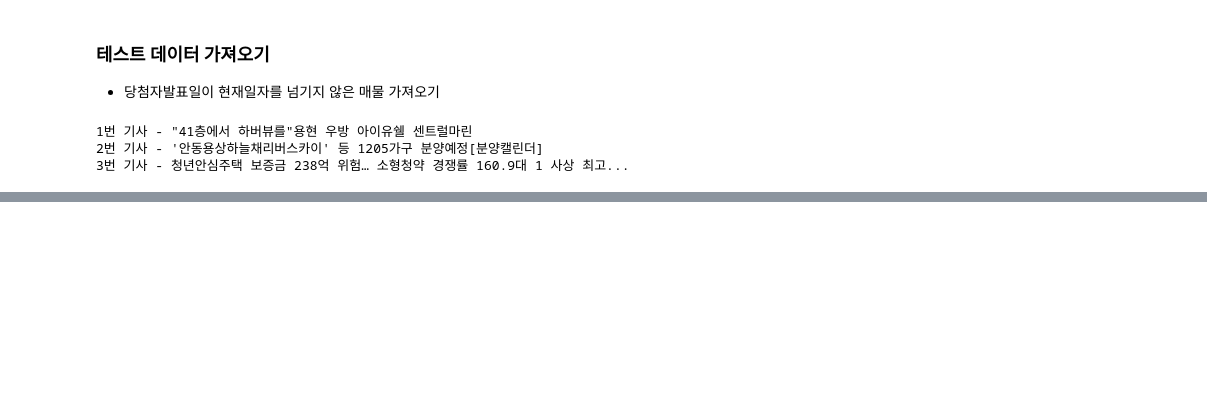
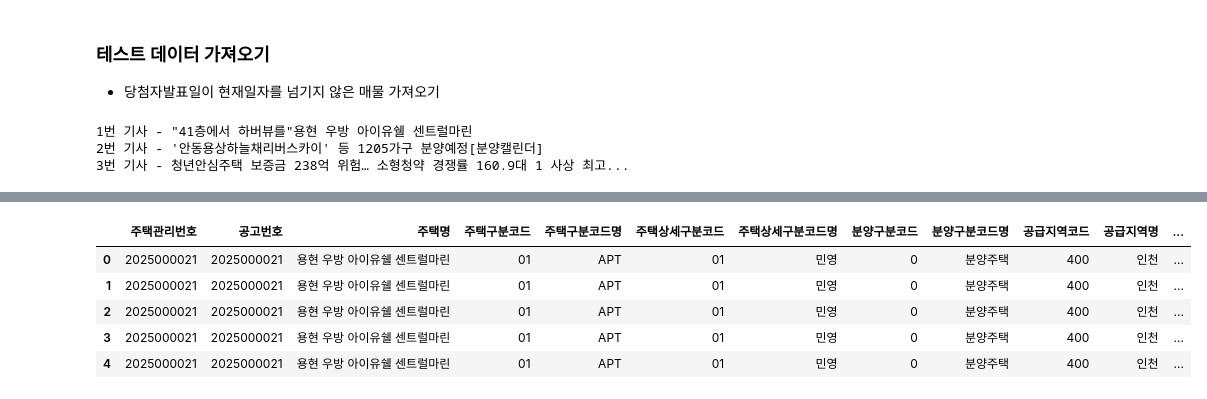
Before and after one commit to choikwangil95/HKToss-MLOps-Proejct, a Jupyter notebook: src/storage/raw_data/data_merged.ipynb, the cells around one changed output, grey strips where cells are left out. Cells and saved outputs as stored; diff of their text form; code cells hidden in the pictures; blank space fills up the shorter version.

```diff
--- a/src/storage/raw_data/data_merged.ipynb
+++ b/src/storage/raw_data/data_merged.ipynb
@@ -354,10 +343,18 @@ df_estate_list_merged[df_estate_list_merged['공고번호'] == 2025000001]
 import os
 import sys
 sys.path.append(os.path.abspath('../../'))
-from api import get_future_estate_list, get_apartment_news
+from api import get_future_estate_list, get_apartment_news, add_topic_keyword
 
+# 당첨자 발표일 이전 청약 매물 가져오기
 df_future_estate_list = get_future_estate_list()
+
+# 주소로 위도, 경도, 법정동코드 가져오기
+
+# 청약 매물 가져온거 뉴스 기사 크롤링해오기
 df_news = get_apartment_news(df_future_estate_list)
+
+# 뉴스기사 크롤링된거 토픽 모델링 후 피쳐 추가하기
+df_future_estate_list = add_topic_keyword(df_future_estate_list, df_news)
 # %% [output]
 1번 기사 - "41층에서 하버뷰를"용현 우방 아이유쉘 센트럴마린
 2번 기사 - '안동용상하늘채리버스카이' 등 1205가구 분양예정[분양캘린더]
@@ -417,0 +362,11 @@ result_df
+# %%
+pd.set_option('display.max_columns', None)
+
+df_future_estate_list.head()
+# %% [output]
+|  | 주택관리번호 | 공고번호 | 주택명 | 주택구분코드 | 주택구분코드명 | 주택상세구분코드 | 주택상세구분코드명 | 분양구분코드 | 분양구분코드명 | 공급지역코드 | 공급지역명 | ... |
+| 0 | 2025000021 | 2025000021 | 용현 우방 아이유쉘 센트럴마린 | 01 | APT | 01 | 민영 | 0 | 분양주택 | 400 | 인천 | ... |
+| 1 | 2025000021 | 2025000021 | 용현 우방 아이유쉘 센트럴마린 | 01 | APT | 01 | 민영 | 0 | 분양주택 | 400 | 인천 | ... |
+| 2 | 2025000021 | 2025000021 | 용현 우방 아이유쉘 센트럴마린 | 01 | APT | 01 | 민영 | 0 | 분양주택 | 400 | 인천 | ... |
+| 3 | 2025000021 | 2025000021 | 용현 우방 아이유쉘 센트럴마린 | 01 | APT | 01 | 민영 | 0 | 분양주택 | 400 | 인천 | ... |
+| 4 | 2025000021 | 2025000021 | 용현 우방 아이유쉘 센트럴마린 | 01 | APT | 01 | 민영 | 0 | 분양주택 | 400 | 인천 | ... |
```
Also changed, not shown: parts of 14 cells of this notebook, 1 other file.
